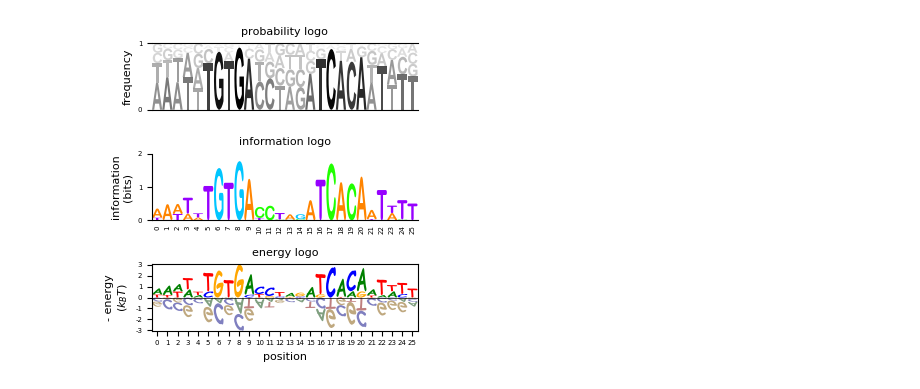
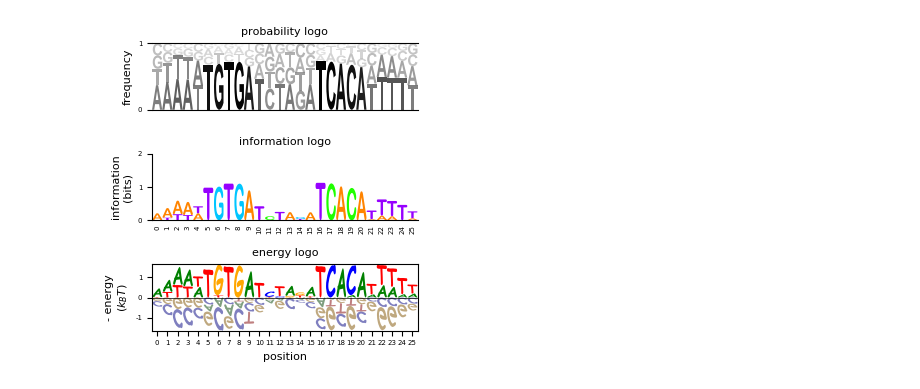
Before and after one commit to jbkinney/logomaker, a Jupyter notebook: test_anylogo.ipynb, the cells around one changed output. Drawn from its saved outputs; the diff is of its cells as text; code cells hidden in the pictures.

Commit message:
wrote fasta loading capability into ipynb

```diff
--- a/test_anylogo.ipynb
+++ b/test_anylogo.ipynb
@@ -10,13 +10,3 @@ import anylogo
 
 %matplotlib inline
 plt.ion()
-# %%
-# Load energy matrix
-energy_mat = pd.read_csv('crp_fullwt.26.txt',delim_whitespace=True)
-
-mat = anylogo.data.validate_mat(energy_mat)
-freq_mat = anylogo.data.transform_mat(energy_mat, from_type='energy_mat', to_type='freq_mat')
-freq_mat.index.name='pos'
-
-freq_mat.to_csv('crp_freq_mat.txt', sep='\t', float_format='%.2f')
-freq_mat.head()
@@ -30,0 +48,15 @@ freq_mat.head()
+# %%
+# Load counts matrix from fasta file
+counts_mat = load_fasta('crp_sites.fasta')
+
+# Convert to frequency matrix
+def counts_mat_to_freq_mat(counts_mat):
+    freq_mat = counts_mat.copy()
+    pseudocount = 1
+    tmp_mat = counts_mat + pseudocount
+    freq_mat.loc[:,:] = tmp_mat.values/tmp_mat.values.sum(axis=1)[:,np.newaxis]
+    return freq_mat
+
+freq_mat = counts_mat_to_freq_mat(counts_mat)
+freq_mat.head()
+freq_mat.to_csv('crp_freq_mat.txt', sep='\t')
@@ -31,32 +76,32 @@ freq_mat.head()
 # %%
 fig = plt.figure(figsize=[3.3,3.5])
 
 import matplotlib as mpl
 mpl.rcParams['lines.linewidth'] = .5
 mpl.rcParams['font.size'] = 5
 mpl.rcParams['axes.labelsize'] = 8
 
 # Plot frequency logo
 ax = fig.add_subplot(3,1,1)
-anylogo.Logo(mat=energy_mat, mat_type='energy_mat', font_name='Arial Bold',
+anylogo.Logo(mat=freq_mat, mat_type='freq_mat', font_name='Arial Bold',
              logo_type='freq_logo', color_scheme='black', logo_style='rails',
              stack_order='small_on_top', use_transparency=True).draw()
 plt.title('probability logo', fontsize=8)
 
 # Plot information logo
 ax = fig.add_subplot(3,1,2)
-anylogo.Logo(mat=energy_mat, mat_type='energy_mat',
+anylogo.Logo(mat=freq_mat, mat_type='freq_mat',
              logo_type='info_logo', color_scheme='gist_rainbow').draw()
 plt.title('information logo', fontsize=8)
 
 # Plot energy logo
 ax = fig.add_subplot(3,1,3)
-anylogo.Logo(mat=energy_mat, mat_type='energy_mat',
+anylogo.Logo(mat=freq_mat, mat_type='freq_mat',
              logo_type='energy_logo', neg_flip=True,
              logo_style='everything', font_name='Comic Sans MS Bold', color_scheme='classic').draw()
 plt.title('energy logo', fontsize=8)
 
 fig.tight_layout(h_pad=2)
 fig.savefig('logos.pdf')
 # %% [output]
-[figure, old version]
+[figure, new version]
```
Also changed, not shown: parts of 4 cells of this notebook, 6 other files.
